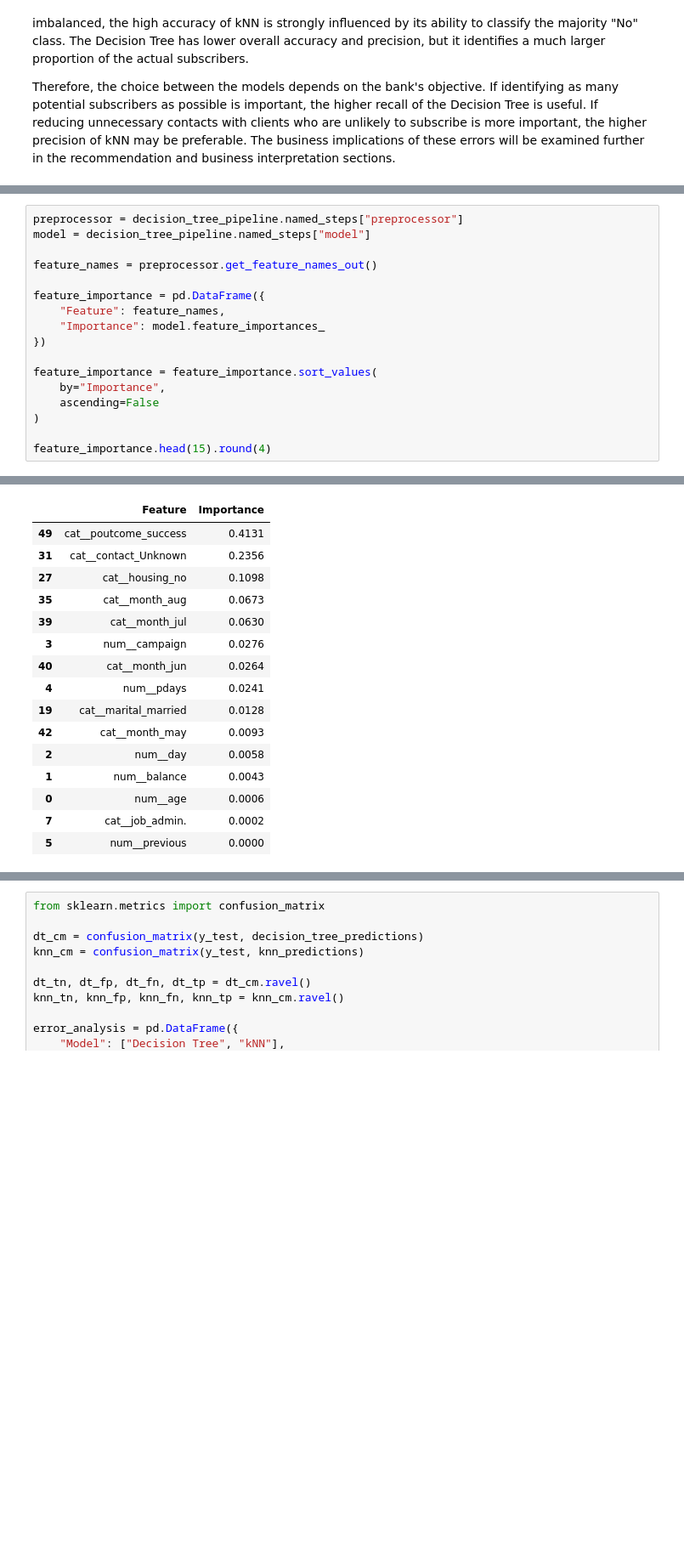
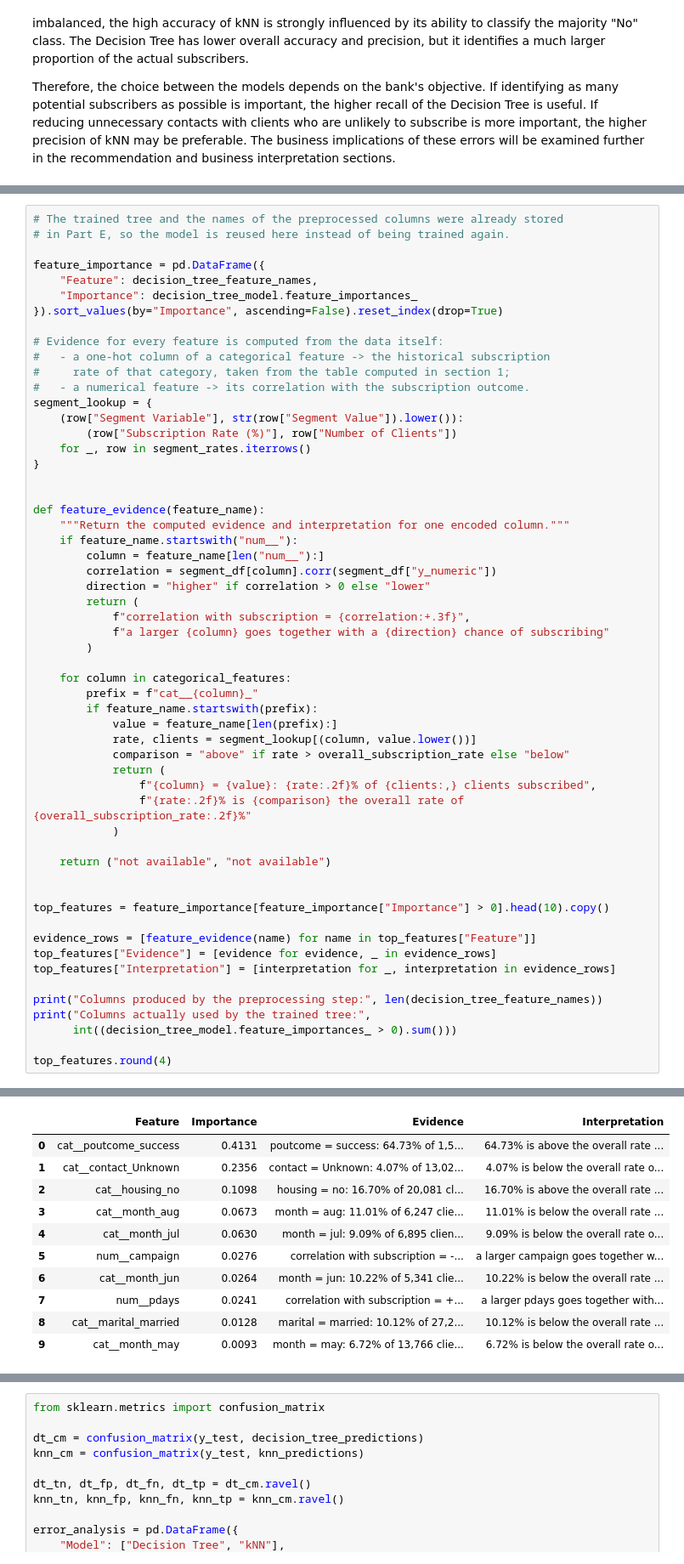
Before and after one commit to liadagon/Applied_Artificial_Intelligence, a Jupyter notebook: FinalProjectAppliedAI.ipynb, the cells around one changed output, grey strips where cells are left out. Shown at 85% size. Saved outputs shown, nothing was run; the diff lists cells and outputs as text; blank space fills up the shorter version.

```diff
--- a/FinalProjectAppliedAI.ipynb
+++ b/FinalProjectAppliedAI.ipynb
@@ -1245,18 +1315,57 @@ These results suggest that the bank may benefit from prioritizing clients with a
 # %%
-preprocessor = decision_tree_pipeline.named_steps["preprocessor"]
-model = decision_tree_pipeline.named_steps["model"]
-
-feature_names = preprocessor.get_feature_names_out()
+# The trained tree and the names of the preprocessed columns were already stored
+# in Part E, so the model is reused here instead of being trained again.
 
 feature_importance = pd.DataFrame({
-    "Feature": feature_names,
-    "Importance": model.feature_importances_
-})
+    "Feature": decision_tree_feature_names,
+    "Importance": decision_tree_model.feature_importances_
+}).sort_values(by="Importance", ascending=False).reset_index(drop=True)
 
-feature_importance = feature_importance.sort_values(
-    by="Importance",
-    ascending=False
-)
+# Evidence for every feature is computed from the data itself:
+#   - a one-hot column of a categorical feature -> the historical subscription
+#     rate of that category, taken from the table computed in section 1;
+#   - a numerical feature -> its correlation with the subscription outcome.
+segment_lookup = {
+    (row["Segment Variable"], str(row["Segment Value"]).lower()):
+        (row["Subscription Rate (%)"], row["Number of Clients"])
+    for _, row in segment_rates.iterrows()
+}
 
-feature_importance.head(15).round(4)
+
+def feature_evidence(feature_name):
+    """Return the computed evidence and interpretation for one encoded column."""
+    if feature_name.startswith("num__"):
+        column = feature_name[len("num__"):]
+        correlation = segment_df[column].corr(segment_df["y_numeric"])
+        direction = "higher" if correlation > 0 else "lower"
+        return (
+            f"correlation with subscription = {correlation:+.3f}",
+            f"a larger {column} goes together with a {direction} chance of subscribing"
+        )
+
+    for column in categorical_features:
+        prefix = f"cat__{column}_"
+        if feature_name.startswith(prefix):
+            value = feature_name[len(prefix):]
+            rate, clients = segment_lookup[(column, value.lower())]
+            comparison = "above" if rate > overall_subscription_rate else "below"
+            return (
+                f"{column} = {value}: {rate:.2f}% of {clients:,} clients subscribed",
+                f"{rate:.2f}% is {comparison} the overall rate of {overall_subscription_rate:.2f}%"
+            )
+
+    return ("not available", "not available")
+
+
+top_features = feature_importance[feature_importance["Importance"] > 0].head(10).copy()
+
+evidence_rows = [feature_evidence(name) for name in top_features["Feature"]]
+top_features["Evidence"] = [evidence for evidence, _ in evidence_rows]
+top_features["Interpretation"] = [interpretation for _, interpretation in evidence_rows]
+
+print("Columns produced by the preprocessing step:", len(decision_tree_feature_names))
+print("Columns actually used by the trained tree:",
+      int((decision_tree_model.feature_importances_ > 0).sum()))
+
+top_features.round(4)
 # %% [output]
@@ -1263,17 +1374,12 @@ feature_importance.head(15).round(4)
-|  | Feature | Importance |
-| 49 | cat__poutcome_success | 0.4131 |
-| 31 | cat__contact_Unknown | 0.2356 |
-| 27 | cat__housing_no | 0.1098 |
-| 35 | cat__month_aug | 0.0673 |
-| 39 | cat__month_jul | 0.0630 |
-| 3 | num__campaign | 0.0276 |
-| 40 | cat__month_jun | 0.0264 |
-| 4 | num__pdays | 0.0241 |
-| 19 | cat__marital_married | 0.0128 |
-| 42 | cat__month_may | 0.0093 |
-| 2 | num__day | 0.0058 |
-| 1 | num__balance | 0.0043 |
-| 0 | num__age | 0.0006 |
-| 7 | cat__job_admin. | 0.0002 |
-| 5 | num__previous | 0.0000 |
+|  | Feature | Importance | Evidence | Interpretation |
+| 0 | cat__poutcome_success | 0.4131 | poutcome = success: 64.73% of 1,5... | 64.73% is above the overall rate ... |
+| 1 | cat__contact_Unknown | 0.2356 | contact = Unknown: 4.07% of 13,02... | 4.07% is below the overall rate o... |
+| 2 | cat__housing_no | 0.1098 | housing = no: 16.70% of 20,081 cl... | 16.70% is above the overall rate ... |
+| 3 | cat__month_aug | 0.0673 | month = aug: 11.01% of 6,247 clie... | 11.01% is below the overall rate ... |
+| 4 | cat__month_jul | 0.0630 | month = jul: 9.09% of 6,895 clien... | 9.09% is below the overall rate o... |
+| 5 | num__campaign | 0.0276 | correlation with subscription = -... | a larger campaign goes together w... |
+| 6 | cat__month_jun | 0.0264 | month = jun: 10.22% of 5,341 clie... | 10.22% is below the overall rate ... |
+| 7 | num__pdays | 0.0241 | correlation with subscription = +... | a larger pdays goes together with... |
+| 8 | cat__marital_married | 0.0128 | marital = married: 10.12% of 27,2... | 10.12% is below the overall rate ... |
+| 9 | cat__month_may | 0.0093 | month = may: 6.72% of 13,766 clie... | 6.72% is below the overall rate o... |
 # %% [markdown]
```
Also changed, not shown: parts of 15 cells of this notebook.
